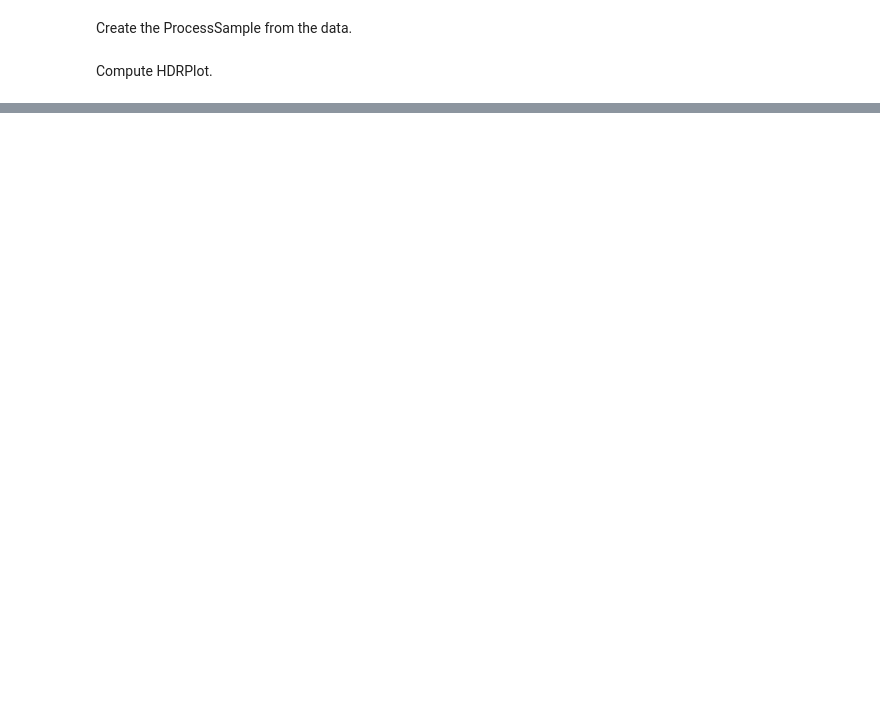
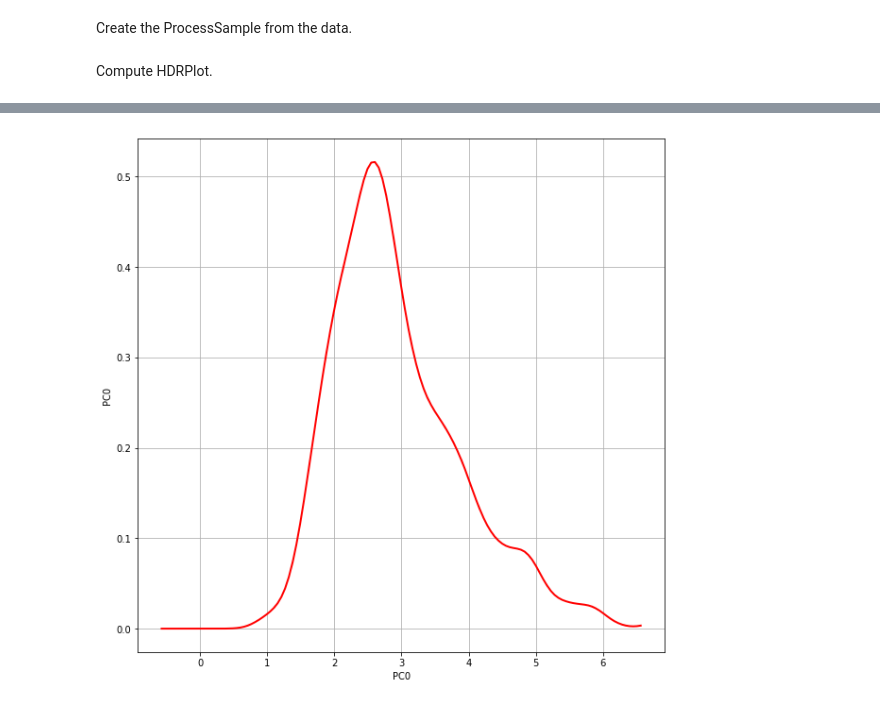
Before and after one commit to mbaudin47/othdrplot, a Jupyter notebook: doc/examples/ProcessHDRAlgorithm-chute.ipynb, the cells around one changed output, grey strips where cells are left out. Drawn from its saved outputs; the diff is of its cells as text; code cells hidden in the pictures; blank space fills up the shorter version.

```diff
--- a/doc/examples/ProcessHDRAlgorithm-chute.ipynb
+++ b/doc/examples/ProcessHDRAlgorithm-chute.ipynb
@@ -121 +126,5 @@ TypeError: InvalidArgumentException : Error: expected positive vertices weights,
+# %%
+_ = hdr.drawDensity(drawData=True)
+# %% [output]
+[figure, added]
 # %%
```
Also changed, not shown: parts of 10 cells of this notebook, 8 other files.
